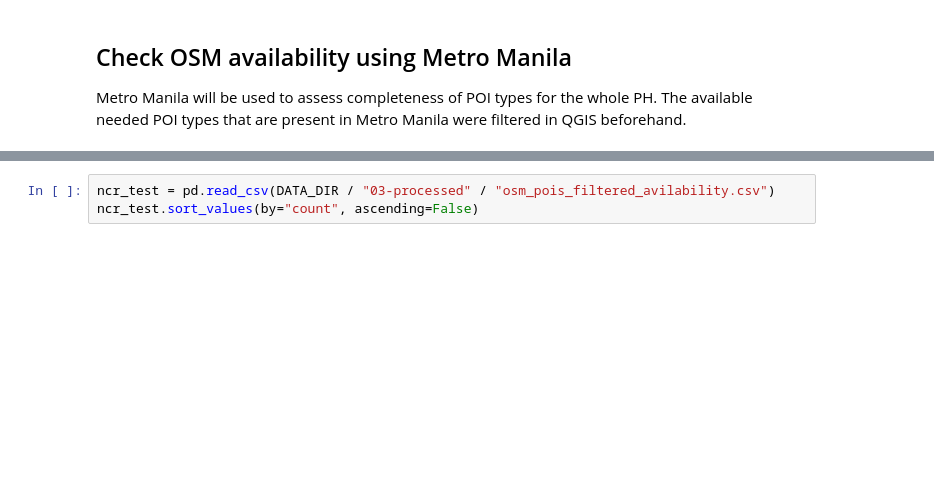
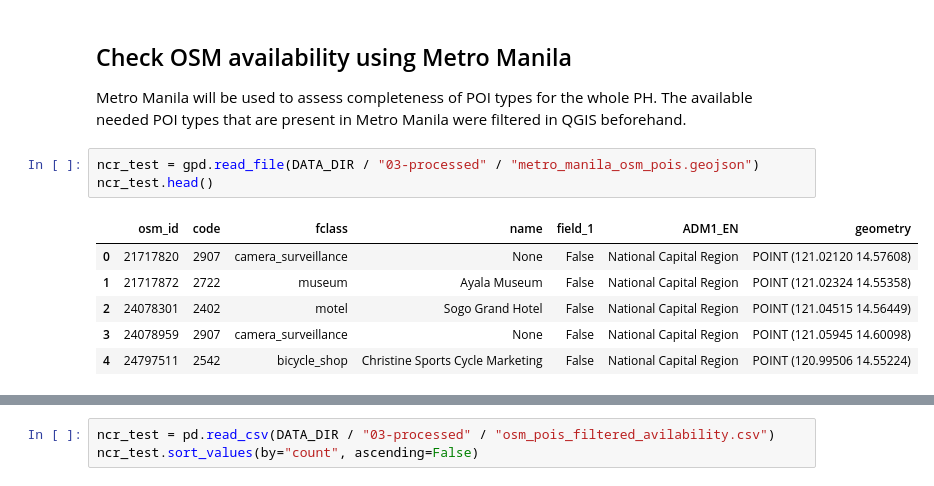
Before and after one commit to thinkingmachines/project-cchain, a Jupyter notebook: notebooks/tm/01-OSM-assessment.ipynb, the cells around one changed output, grey strips where cells are left out. Saved outputs shown, nothing was run; the diff lists cells and outputs as text; blank space fills up the shorter version.

```diff
--- a/notebooks/tm/01-OSM-assessment.ipynb
+++ b/notebooks/tm/01-OSM-assessment.ipynb
@@ -196,3 +139,13 @@ array(['camera_surveillance', 'museum', 'motel', 'bicycle_shop',
 ## Check OSM availability using Metro Manila
 
 Metro Manila will be used to assess completeness of POI types for the whole PH. The available needed POI types that are present in Metro Manila were filtered in QGIS beforehand.
+# %%
+ncr_test = gpd.read_file(DATA_DIR / "03-processed" / "metro_manila_osm_pois.geojson")
+ncr_test.head()
+# %% [output]
+|  | osm_id | code | fclass | name | field_1 | ADM1_EN | geometry |
+| 0 | 21717820 | 2907 | camera_surveillance | None | False | National Capital Region | POINT (121.02120 14.57608) |
+| 1 | 21717872 | 2722 | museum | Ayala Museum | False | National Capital Region | POINT (121.02324 14.55358) |
+| 2 | 24078301 | 2402 | motel | Sogo Grand Hotel | False | National Capital Region | POINT (121.04515 14.56449) |
+| 3 | 24078959 | 2907 | camera_surveillance | None | False | National Capital Region | POINT (121.05945 14.60098) |
+| 4 | 24797511 | 2542 | bicycle_shop | Christine Sports Cycle Marketing | False | National Capital Region | POINT (120.99506 14.55224) |
```
Also changed, not shown: parts of 18 cells of this notebook, 1 other file.
